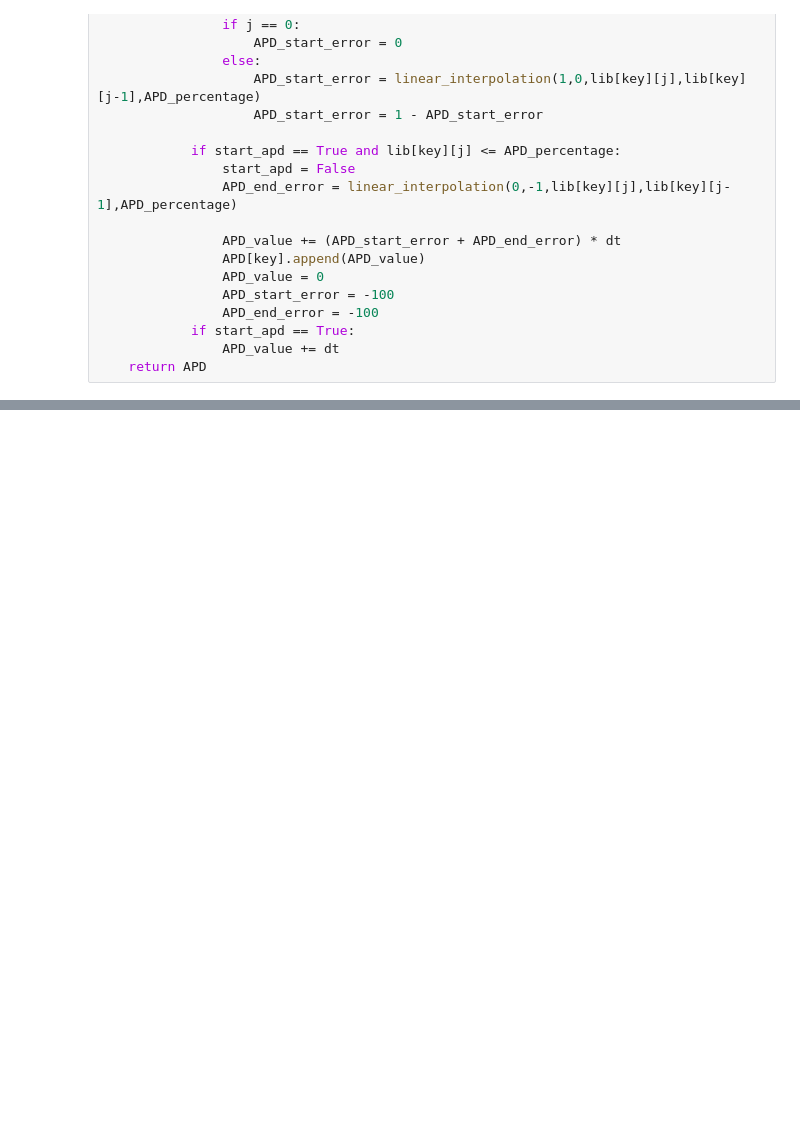
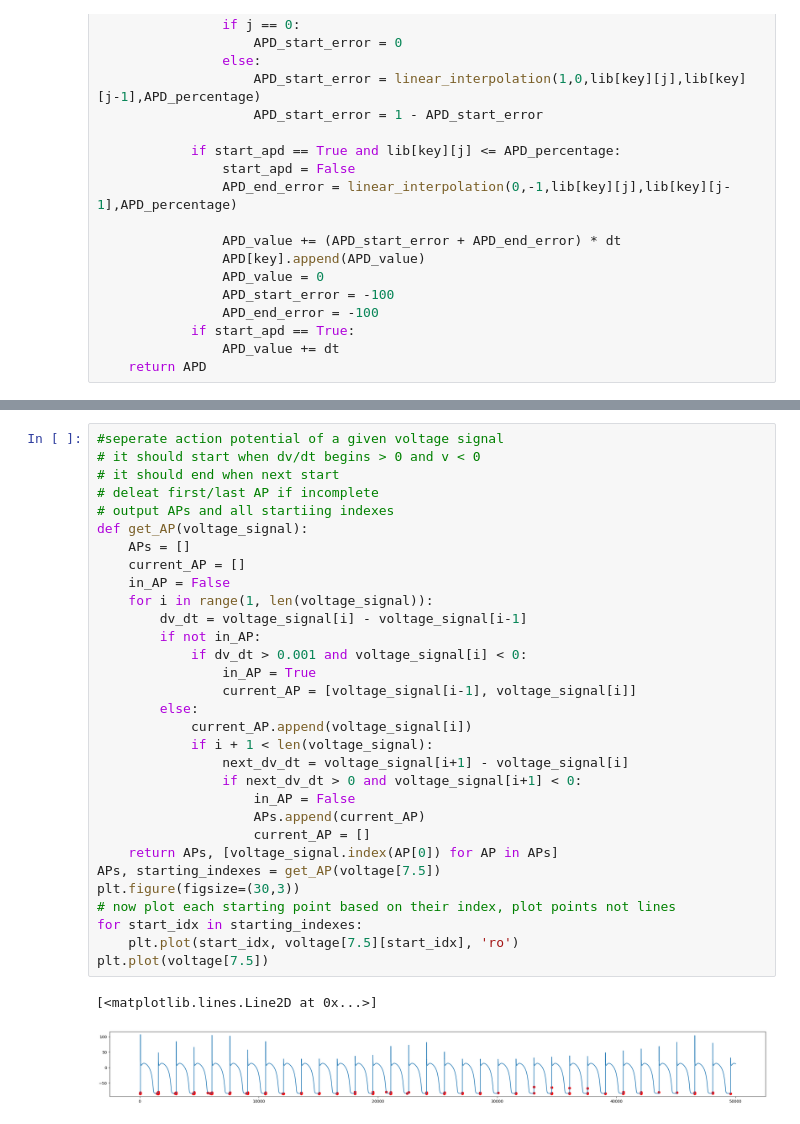
Before and after one commit to William-XiaodongAn/ovvr-sensitivity-analysis, a Jupyter notebook: TNNP_Na.ipynb, the cells around one changed output, grey strips where cells are left out. Cells and saved outputs as stored; diff of their text form; blank space fills up the shorter version.

```diff
--- a/TNNP_Na.ipynb
+++ b/TNNP_Na.ipynb
@@ -86,0 +81,34 @@ plt.plot(voltage[5.1])
+# %%
+#seperate action potential of a given voltage signal
+# it should start when dv/dt begins > 0 and v < 0
+# it should end when next start
+# deleat first/last AP if incomplete
+# output APs and all startiing indexes
+def get_AP(voltage_signal):
+    APs = []
+    current_AP = []
+    in_AP = False
+    for i in range(1, len(voltage_signal)):
+        dv_dt = voltage_signal[i] - voltage_signal[i-1]
+        if not in_AP:
+            if dv_dt > 0.001 and voltage_signal[i] < 0:
+                in_AP = True
+                current_AP = [voltage_signal[i-1], voltage_signal[i]]
+        else:
+            current_AP.append(voltage_signal[i])
+            if i + 1 < len(voltage_signal):
+                next_dv_dt = voltage_signal[i+1] - voltage_signal[i]
+                if next_dv_dt > 0 and voltage_signal[i+1] < 0:
+                    in_AP = False
+                    APs.append(current_AP)
+                    current_AP = []
+    return APs, [voltage_signal.index(AP[0]) for AP in APs]
+APs, starting_indexes = get_AP(voltage[7.5])
+plt.figure(figsize=(30,3))
+# now plot each starting point based on their index, plot points not lines
+for start_idx in starting_indexes:
+    plt.plot(start_idx, voltage[7.5][start_idx], 'ro')
+plt.plot(voltage[7.5])
+# %% [output]
+[<matplotlib.lines.Line2D at 0x...>]
+[figure, added]
```
Also changed, not shown: parts of 5 cells of this notebook, 6 other files.
